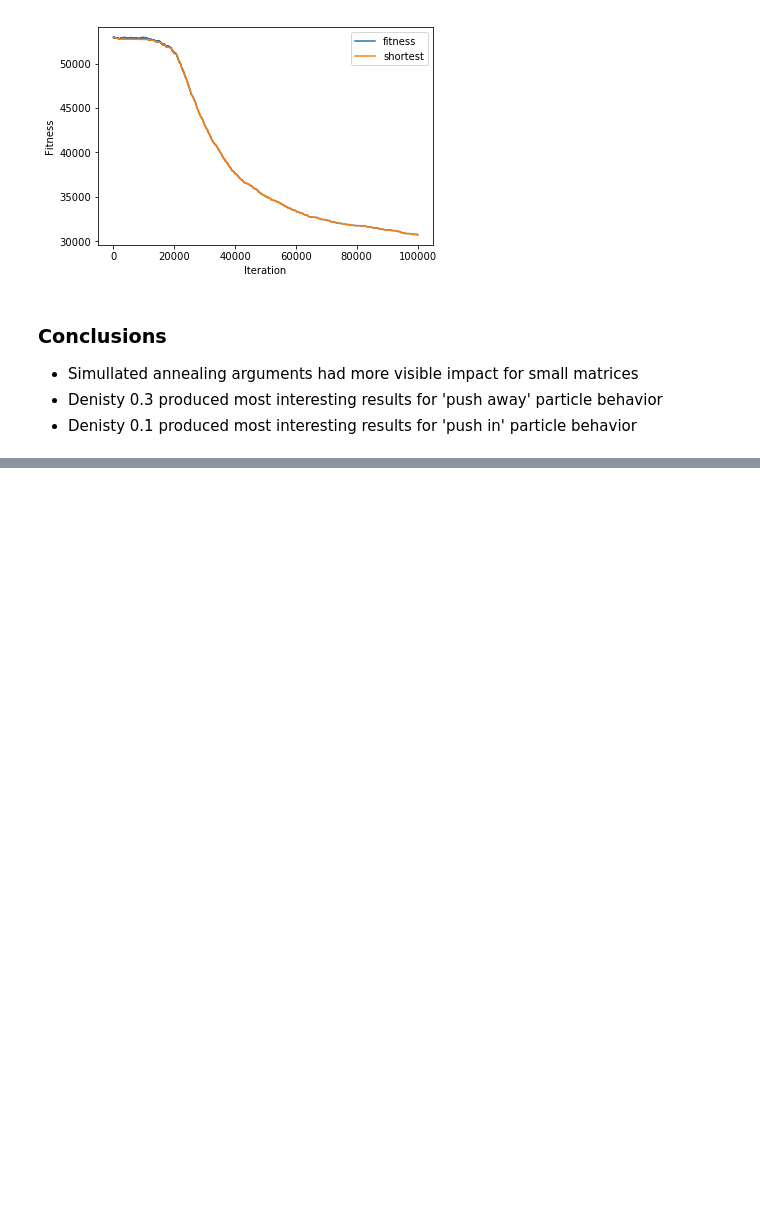
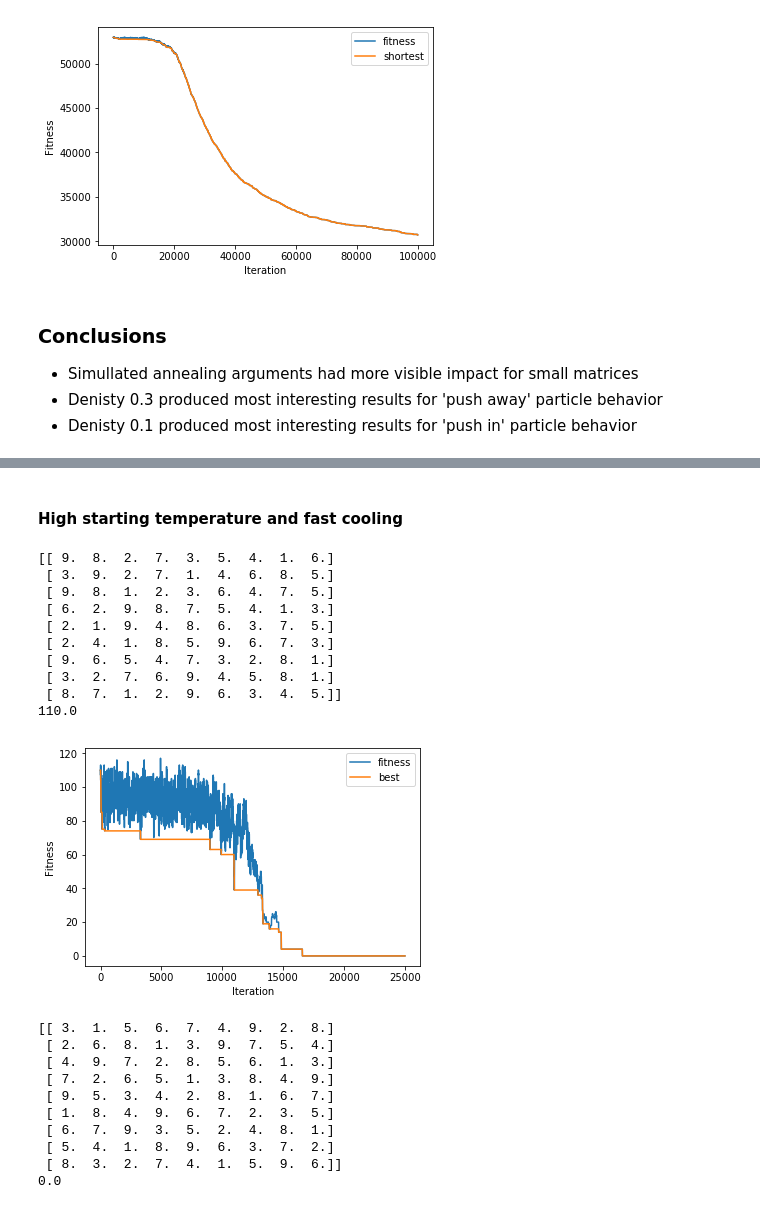
Before and after one commit to jasieksz/mownit, a Jupyter notebook: lab4/simulated_annealing_ex/lab4_sprawozdanie.ipynb, the cells around one changed output, grey strips where cells are left out. Saved outputs shown, nothing was run; the diff lists cells and outputs as text; code cells hidden in the pictures; blank space fills up the shorter version.

```diff
--- a/lab4/simulated_annealing_ex/lab4_sprawozdanie.ipynb
+++ b/lab4/simulated_annealing_ex/lab4_sprawozdanie.ipynb
@@ -557,0 +669,32 @@ bim.plot_learning()
+# %% [markdown]
+#### High starting temperature and fast cooling
+# %%
+su = Sudoku(t=900, stop_t=0.0000001, stop_i=25000, alpha=0.9995)
+print(su.initS)
+print(su.initE)
+su.anneal()
+su.plot_learning()
+print(su.bestS)
+print(su.bestE)
+# %% [output]
+[[ 9.  8.  2.  7.  3.  5.  4.  1.  6.]
+ [ 3.  9.  2.  7.  1.  4.  6.  8.  5.]
+ [ 9.  8.  1.  2.  3.  6.  4.  7.  5.]
+ [ 6.  2.  9.  8.  7.  5.  4.  1.  3.]
+ [ 2.  1.  9.  4.  8.  6.  3.  7.  5.]
+ [ 2.  4.  1.  8.  5.  9.  6.  7.  3.]
+ [ 9.  6.  5.  4.  7.  3.  2.  8.  1.]
+ [ 3.  2.  7.  6.  9.  4.  5.  8.  1.]
+ [ 8.  7.  1.  2.  9.  6.  3.  4.  5.]]
+110.0
+[figure, added]
+[[ 3.  1.  5.  6.  7.  4.  9.  2.  8.]
+ [ 2.  6.  8.  1.  3.  9.  7.  5.  4.]
+ [ 4.  9.  7.  2.  8.  5.  6.  1.  3.]
+ [ 7.  2.  6.  5.  1.  3.  8.  4.  9.]
+ [ 9.  5.  3.  4.  2.  8.  1.  6.  7.]
+ [ 1.  8.  4.  9.  6.  7.  2.  3.  5.]
+ [ 6.  7.  9.  3.  5.  2.  4.  8.  1.]
+ [ 5.  4.  1.  8.  9.  6.  3.  7.  2.]
+ [ 8.  3.  2.  7.  4.  1.  5.  9.  6.]]
+0.0
```
Also changed, not shown: parts of 14 cells of this notebook, 1 other file.
